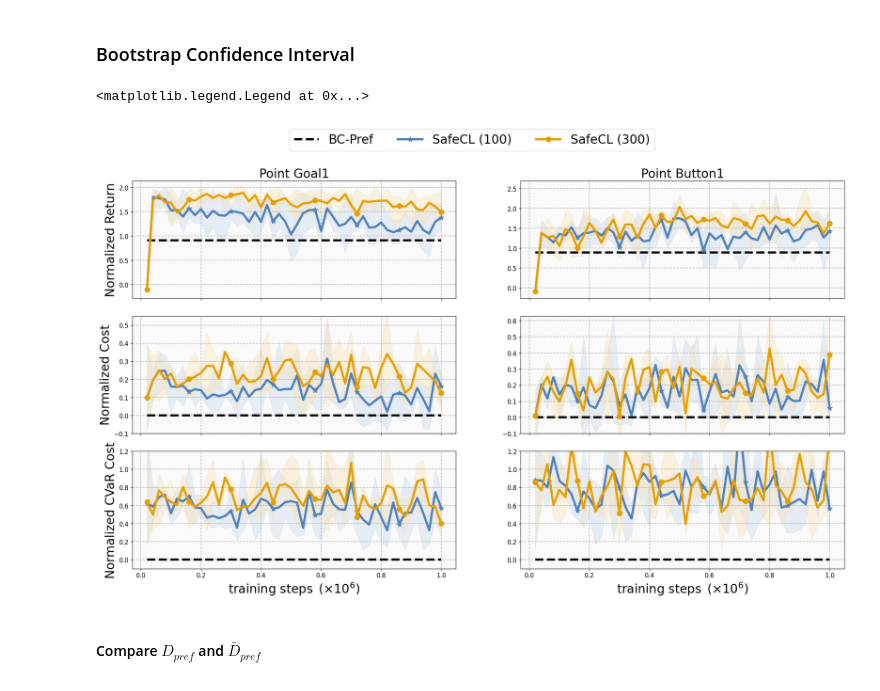
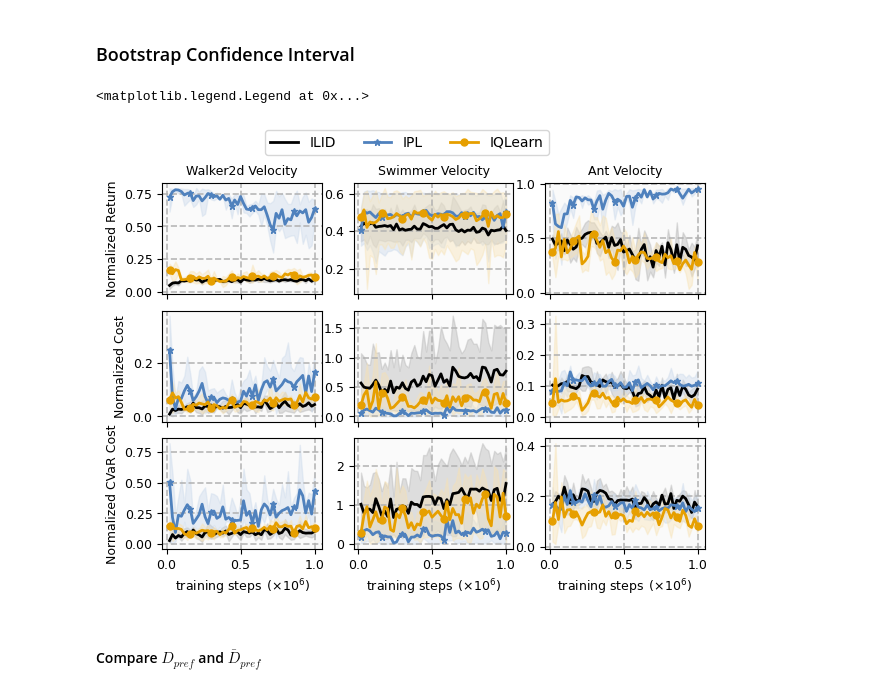
Before and after one commit to returaj/offline_mpc, a Jupyter notebook: dsrl_model/notebooks/plotting.ipynb, the cells around one changed output. Saved outputs shown, nothing was run; the diff lists cells and outputs as text; code cells hidden in the pictures.

```diff
--- a/dsrl_model/notebooks/plotting.ipynb
+++ b/dsrl_model/notebooks/plotting.ipynb
@@ -126,19 +131,12 @@ def plot_confidence_interval(means, lowers, uppers, labels, colors, markers, tit
     # set light background color
     ax.set_facecolor(facecolor)
 
-    ymin, ymax = 10.0, 0.0
     for m, l, u, label, c, mks in zip(means, lowers, uppers, labels, colors, markers):
         linestyle = '-'
         if np.all(m == l) == 1:
             linestyle = '--'
-        ax.plot(x, m[:T], color=c, lw=4.3, label=label, linestyle=linestyle, marker=mks, markevery=7, markersize=10)
+        ax.plot(x, m[:T], color=c, lw=2.0, label=label, linestyle=linestyle, marker=mks, markevery=7, markersize=5)
         ax.fill_between(x, l[:T], u[:T], color=light_color(c), alpha=0.4)
-
-        ymin, ymax = min(min(m[:T]), ymin), max(max(m[:T]), ymax)
-
-    if (ylabel == 'Normalized Cost') or (ylabel == 'Normalized CVaR Cost'):
-        ymin, ymax = min(ymin, 0.0) - 0.1, min(ymax, 1.0) + 0.2
-        ax.set_ylim(ymin, ymax)
 
     if is_title:
         ax.set_title(title, fontsize=fontsize)
@@ -148,7 +146,7 @@ def plot_confidence_interval(means, lowers, uppers, labels, colors, markers, tit
         ax.set_xlabel(xlabel, fontsize=fontsize)
 
     ax.grid(visible=True, which='both', linestyle='--', linewidth=1.2, alpha=0.9)
-    ax.tick_params(axis='both', which='major', labelsize=12)
+    ax.tick_params(axis='both', which='major', labelsize=fontsize)
     # if ylabel in ("ep_reward", "ep_valid_bc"):
     #     ax.legend(loc='lower right')
     # elif ylabel in ("ep_cost",):
@@ -215,32 +213,25 @@ MARKERS = [None, '*', 'o', '^', 'd', 's', '.']
 HATCH_PATTERNS = [None, '/', '\\', '.', 'o', '*', 'x', 'o', 'O', '.', '*']
 # %%
 # ALGOS = [("preferred_bc", "BC-Pref"), ("ppl/hz_5", "PPL"), ("safedice", "SafeDICE"), ("safecl/batch_32/hz_300/limit_0.85_temp_0.1_th_0.0", "SafeCL (our)"),]
-ALGOS = [("preferred_bc", "BC-Pref"), ("safecl/batch_32/hz_100/limit_0.85_temp_0.1_th_0.0", "SafeCL (100)"), ("safecl/batch_32/hz_300/limit_0.85_temp_0.1_th_0.0", "SafeCL (300)")]
-
+# ALGOS = [("preferred_bc", "BC-Pref"), ("safecl/batch_32/hz_100/limit_0.85_temp_0.1_th_0.0", "SafeCL (100)"), ("safecl/batch_32/hz_300/limit_0.85_temp_0.1_th_0.0", "SafeCL (300)")]
 # ALGOS = [("cdt", "Constrained-RL"), ("bc", "BC-Union"), ("preferred_bc", "Safe-BC"), ("ppl/hz_5", "PPL"), ("safecl/batch_64/hz_10/norm", "SafeCL (our)"),]
 
-# ALGOS = [("cdt", "Constrained-RL"), ("true_cost_safetd3/hz_5/lambda_0.0/valpha_0.01_vbeta_1.0/", "OSIL (w/ true cost)"), ("safetd3/simultaneous/hz_5/lambda_0.0/valpha_0.01_vbeta_1.0/contrastive", "OSIL (w/o true cost)"),]
-
-# ALGOS = [("preferred_bc", "BC-Pref"), ("bc", "BC-Union"), ("ppl/hz_5", "ppl"), ("safedice", "safedice"), ("safetd3/simultaneous/hz_5/lambda_0.0/valpha_0.005_vbeta_0.001", "w/o bootstrap"), ("safetd3/simultaneous/hz_5/lambda_0.25/valpha_0.005_vbeta_0.001/no_contrastive", "w/o contrastive"), ("safetd3/simultaneous/hz_5/lambda_0.25/valpha_0.005_vbeta_0.001/contrastive", "SafeTD3 (our)")]
-
-# ALGOS = [
-#     [("preferred_bc", "BC-Pref"), ("safemil/loss_1_bce_bc_transition/bag_128/hz_5", "transition_weighted"), ("safemil/loss_1_bce/bag_128/hz_5", "trajectory_weighted")],
-#     [("preferred_bc", "BC-Pref"), ("safemil/loss_1_bce_bc_transition/bag_128/hz_10", "transition_weighted"), ("safemil/loss_1_bce/bag_128/hz_10", "trajectory_weighted")]
-# ]
+ALGOS = [("ilid", "ILID"), ("ipl", "IPL"), ("iqlearn", "IQLearn")]
 # %%
 def generate_performance_figures(hyperparams, tasks):
     types = ("ep_reward", "ep_cost", "ep_worst_cost_0.2")
     num_tasks = len(tasks)
-    single_fig, single_axs = plt.subplots(len(types), num_tasks, figsize=(25, 13.7), sharex='col')
+    figsize = (7, len(types)*1.585)
+    single_fig, single_axs = plt.subplots(len(types), num_tasks, figsize=figsize, sharex='col')
     for y, task in enumerate(tasks):
         for x, type in enumerate(types):
             # preferred policy performance
-            data = load_data_as_array(hyperparams, "preferred_bc", task, type)
-            m, _, _ = bootstrap_confidence_interval(data)
+            # data = load_data_as_array(hyperparams, "preferred_bc", task, type)
+            # m, _, _ = bootstrap_confidence_interval(data)
             if type == "ep_reward":
-                baseline = m[-1]
+                baseline = 0
             else:
-                baseline = m[-1]
+                baseline = 0
 
             means, lowers, uppers, labels = [], [], [], []
             for a, suffix in ALGOS: # ALGOS[y]
@@ -269,7 +260,7 @@ def generate_performance_figures(hyperparams, tasks):
                                           colors=colors, markers=markers, title=task.replace("_", " "),
                                           xlabel="training steps " + r"$ \, (\times 10^6)$",
                                           ylabel=ylabel, axis=single_axs[x, y], is_ylabel=y==0,
-                                          is_xlabel=x==2, is_title=x==0)
+                                          is_xlabel=x==2, is_title=x==0, fontsize=9)
 
             # ax = plot_bar_confidence_interval(means, lowers, uppers, labels=labels,
             #                                 colors=colors, title=task.replace("_", " "),
@@ -278,18 +269,19 @@ def generate_performance_figures(hyperparams, tasks):
     plt.subplots_adjust(hspace=0.15)
     return single_fig, single_axs
 # %%
-hyperparams = "neg_union_cost_only/neg_50"
+hyperparams = "neg_union_full/pos_1_neg_0_union_1000"
 
 key = "performance_comparison"
-tasks = ["Point_Goal1", "Point_Button1"] # Point_Push1
-# tasks = ["Walker2d_Velocity", "Swimmer_Velocity", "Ant_Velocity"] # Hopper_Velocity
+# tasks = ["Car_Goal1", "Car_Button1"] # Point_Push1
+tasks = ["Walker2d_Velocity", "Swimmer_Velocity", "Ant_Velocity"] # Hopper_Velocity
 fig, ax = generate_performance_figures(hyperparams, tasks)
 handles, labels = ax[0, 0].get_legend_handles_labels()
 # Create a single legend for all subplots
-fig.legend(handles, labels, loc='upper center', ncol=len(ALGOS), fontsize=24)
+fig.legend(handles, labels, loc='upper center', ncol=len(ALGOS), fontsize=10)
+# fig.tight_layout()
 # %% [output]
 <matplotlib.legend.Legend at 0x...>
-[figure, old version]
+[figure, new version]
 # %% [markdown]
 #### Compare $D_{pref}$ and $\bar{D}_{pref}$
 # %%
```
Also changed, not shown: parts of 2 cells of this notebook.
